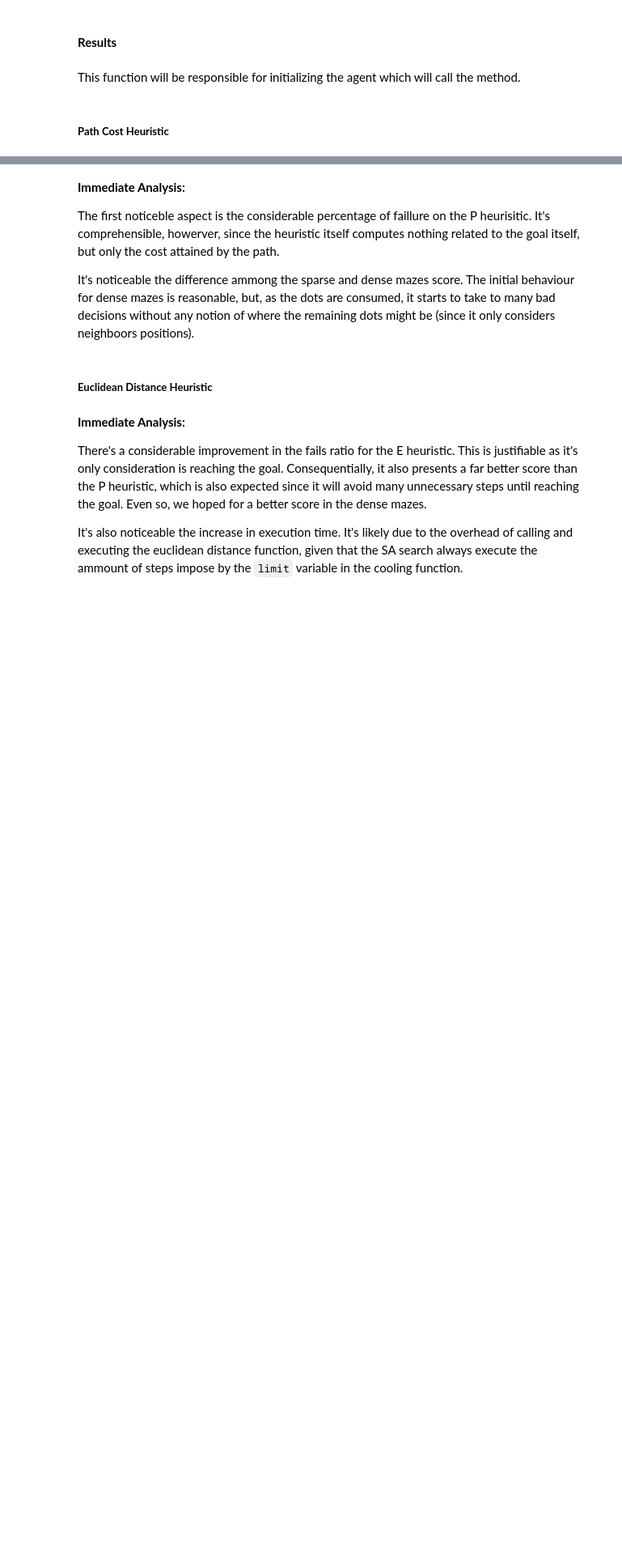
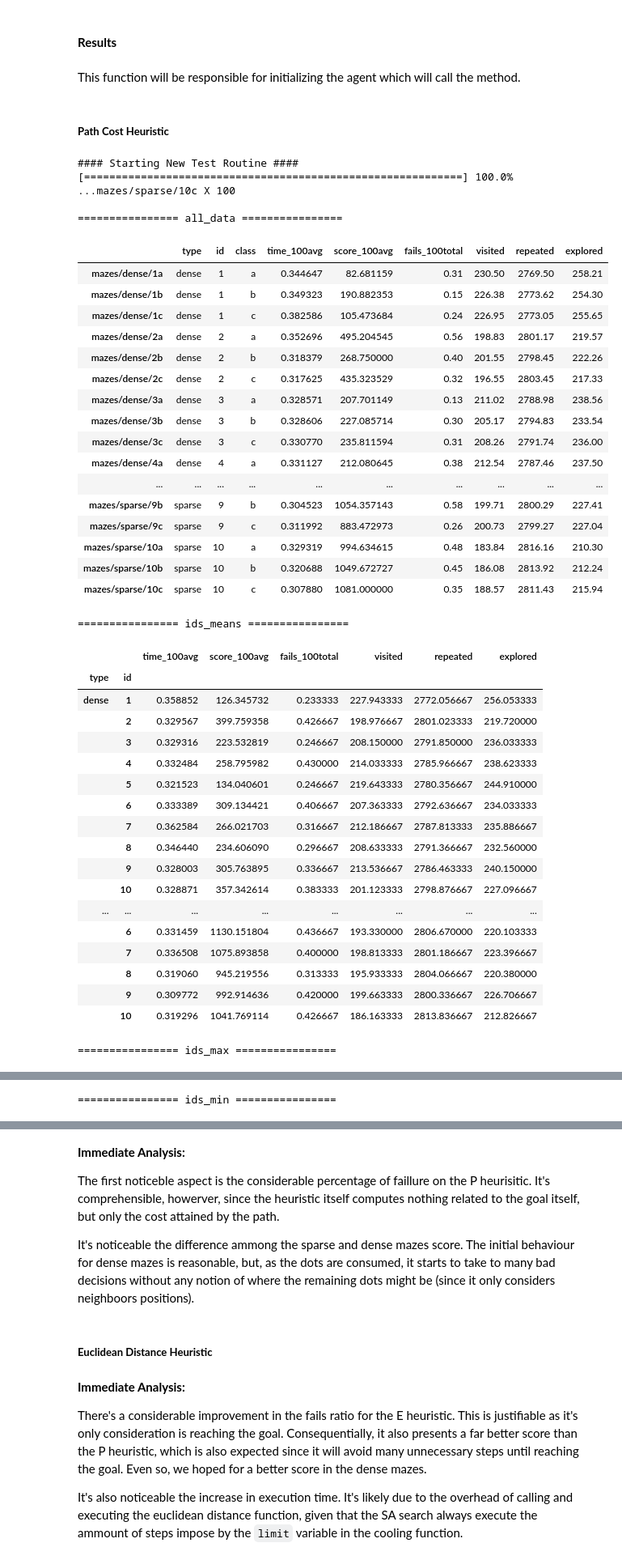
Before and after one commit to VFerrari/IntroductionToAI, a Jupyter notebook: project1.ipynb, the cells around one changed output, grey strips where cells are left out. Shown at 81% size. Drawn from its saved outputs; the diff is of its cells as text; code cells hidden in the pictures; blank space fills up the shorter version.

Commit message:
Fixing timeouts, clarifying some points, fixing 'hurry issues' and adding more information

```diff
--- a/project1.ipynb
+++ b/project1.ipynb
@@ -1395,7 +1310,6 @@ dataframes = run_tests(
         repeat=1,
         )
 
-print('The scores are labeled as cost_100avg in pandas dataframes; do not confuse them with the path cost!\n')
-for df in dataframes[4:]:
+for df in dataframes:
     print(f'================ {df.name} ================\n')
     display(df)
@@ -1427,7 +1320,7 @@ CAUTION: the below cell can take a really long time to run, and use a lot of RAM
 # %%
 # 'Manhattan min' heuristic
 h_type = 'min'
-@timeout(60)
+@timeout(60, use_signals=True)
 def gfs_min_maze(agent, maze, init, goal, *args):
     ''' triggers A* search and returns score '''
     agent.formulate_problem(init, goal, True, [b'-', b'|', b'o', b'_'])
@@ -1443,14 +1336,13 @@ dataframes = run_tests(
         repeat=1,
         )
 
-print('The scores are labeled as cost_100avg in pandas dataframes; do not confuse them with the path cost!\n')
-for df in dataframes[4:]:
+for df in dataframes:
     print(f'================ {df.name} ================\n')
     display(df)
 # %%
 # 'Manhattan max' heuristic
 h_type = 'max'
-@timeout(60)
+@timeout(60, use_signals=True)
 def gfs_max_maze(agent, maze, init, goal, *args):
     ''' triggers A* search and returns score '''
     agent.formulate_problem(init, goal, True, [b'-', b'|', b'o', b'_'])
@@ -1466,8 +1358,7 @@ dataframes = run_tests(
         repeat=1,
         )
 
-print('The scores are labeled as cost_100avg in pandas dataframes; do not confuse them with the path cost!\n')
-for df in dataframes[4:]:
+for df in dataframes:
     print(f'================ {df.name} ================\n')
     display(df)
 # %% [markdown]
@@ -1484,7 +1375,7 @@ def manhattan_goal(node, maze = None):
     return manhattan_distance(goal_idx, idx)
 
 # Problem with maze in state, which didn't worked before
-@timeout(10)
+@timeout(60, use_signals=True)
 def gfs_goal_maze(agent, maze, init, goal, *args):
     ''' triggers A* search and returns score '''
     agent.formulate_problem(init, goal, True, [b'-', b'|', b'o', b'_'])
@@ -1500,7 +1391,6 @@ dataframes = run_tests(
         repeat=1,
         )
 
-print('The scores are labeled as cost_100avg in pandas dataframes; do not confuse them with the path cost!\n')
-for df in dataframes[4:]:
+for df in dataframes:
     print(f'================ {df.name} ================\n')
     display(df)
@@ -1641,12 +1510,53 @@ def simulated_annealing(agent, maze, init, goal, *args):
 # %%
 dataframes = run_tests(
                 test_files,
                 simulated_annealing,
                 ['pathcost'],
                 repeat=100,
                 )
 
-print('The scores are labeled as cost_100avg in pandas dataframes; do not confuse them with the path cost!\n')
-for df in dataframes[4:]:
+for df in dataframes:
     print(f'================ {df.name} ================\n')
     display(df)
+# %% [output]
+#### Starting New Test Routine ####
+[============================================================] 100.0% ...mazes/sparse/10c X 100
+
+================ all_data ================
+|  | type | id | class | time_100avg | score_100avg | fails_100total | visited | repeated | explored |
+| mazes/dense/1a | dense | 1 | a | 0.344647 | 82.681159 | 0.31 | 230.50 | 2769.50 | 258.21 |
+| mazes/dense/1b | dense | 1 | b | 0.349323 | 190.882353 | 0.15 | 226.38 | 2773.62 | 254.30 |
+| mazes/dense/1c | dense | 1 | c | 0.382586 | 105.473684 | 0.24 | 226.95 | 2773.05 | 255.65 |
+| mazes/dense/2a | dense | 2 | a | 0.352696 | 495.204545 | 0.56 | 198.83 | 2801.17 | 219.57 |
+| mazes/dense/2b | dense | 2 | b | 0.318379 | 268.750000 | 0.40 | 201.55 | 2798.45 | 222.26 |
+| mazes/dense/2c | dense | 2 | c | 0.317625 | 435.323529 | 0.32 | 196.55 | 2803.45 | 217.33 |
+| mazes/dense/3a | dense | 3 | a | 0.328571 | 207.701149 | 0.13 | 211.02 | 2788.98 | 238.56 |
+| mazes/dense/3b | dense | 3 | b | 0.328606 | 227.085714 | 0.30 | 205.17 | 2794.83 | 233.54 |
+| mazes/dense/3c | dense | 3 | c | 0.330770 | 235.811594 | 0.31 | 208.26 | 2791.74 | 236.00 |
+| mazes/dense/4a | dense | 4 | a | 0.331127 | 212.080645 | 0.38 | 212.54 | 2787.46 | 237.50 |
+| ... | ... | ... | ... | ... | ... | ... | ... | ... | ... |
+| mazes/sparse/9b | sparse | 9 | b | 0.304523 | 1054.357143 | 0.58 | 199.71 | 2800.29 | 227.41 |
+| mazes/sparse/9c | sparse | 9 | c | 0.311992 | 883.472973 | 0.26 | 200.73 | 2799.27 | 227.04 |
+| mazes/sparse/10a | sparse | 10 | a | 0.329319 | 994.634615 | 0.48 | 183.84 | 2816.16 | 210.30 |
+| mazes/sparse/10b | sparse | 10 | b | 0.320688 | 1049.672727 | 0.45 | 186.08 | 2813.92 | 212.24 |
+| mazes/sparse/10c | sparse | 10 | c | 0.307880 | 1081.000000 | 0.35 | 188.57 | 2811.43 | 215.94 |
+================ ids_means ================
+|  |  | time_100avg | score_100avg | fails_100total | visited | repeated | explored |
+| type | id |  |  |  |  |  |  |
+| dense | 1 | 0.358852 | 126.345732 | 0.233333 | 227.943333 | 2772.056667 | 256.053333 |
+|  | 2 | 0.329567 | 399.759358 | 0.426667 | 198.976667 | 2801.023333 | 219.720000 |
+|  | 3 | 0.329316 | 223.532819 | 0.246667 | 208.150000 | 2791.850000 | 236.033333 |
+|  | 4 | 0.332484 | 258.795982 | 0.430000 | 214.033333 | 2785.966667 | 238.623333 |
+|  | 5 | 0.321523 | 134.040601 | 0.246667 | 219.643333 | 2780.356667 | 244.910000 |
+|  | 6 | 0.333389 | 309.134421 | 0.406667 | 207.363333 | 2792.636667 | 234.033333 |
+|  | 7 | 0.362584 | 266.021703 | 0.316667 | 212.186667 | 2787.813333 | 235.886667 |
+|  | 8 | 0.346440 | 234.606090 | 0.296667 | 208.633333 | 2791.366667 | 232.560000 |
+|  | 9 | 0.328003 | 305.763895 | 0.336667 | 213.536667 | 2786.463333 | 240.150000 |
+|  | 10 | 0.328871 | 357.342614 | 0.383333 | 201.123333 | 2798.876667 | 227.096667 |
+| ... | ... | ... | ... | ... | ... | ... | ... |
+|  | 6 | 0.331459 | 1130.151804 | 0.436667 | 193.330000 | 2806.670000 | 220.103333 |
+|  | 7 | 0.336508 | 1075.893858 | 0.400000 | 198.813333 | 2801.186667 | 223.396667 |
+|  | 8 | 0.319060 | 945.219556 | 0.313333 | 195.933333 | 2804.066667 | 220.380000 |
+|  | 9 | 0.309772 | 992.914636 | 0.420000 | 199.663333 | 2800.336667 | 226.706667 |
+|  | 10 | 0.319296 | 1041.769114 | 0.426667 | 186.163333 | 2813.836667 | 212.826667 |
+================ ids_max ================
@@ -1652,0 +1581 @@ for df in dataframes[4:]:
+================ ids_min ================
```
Also changed, not shown: parts of 28 cells of this notebook, 10 other files.
